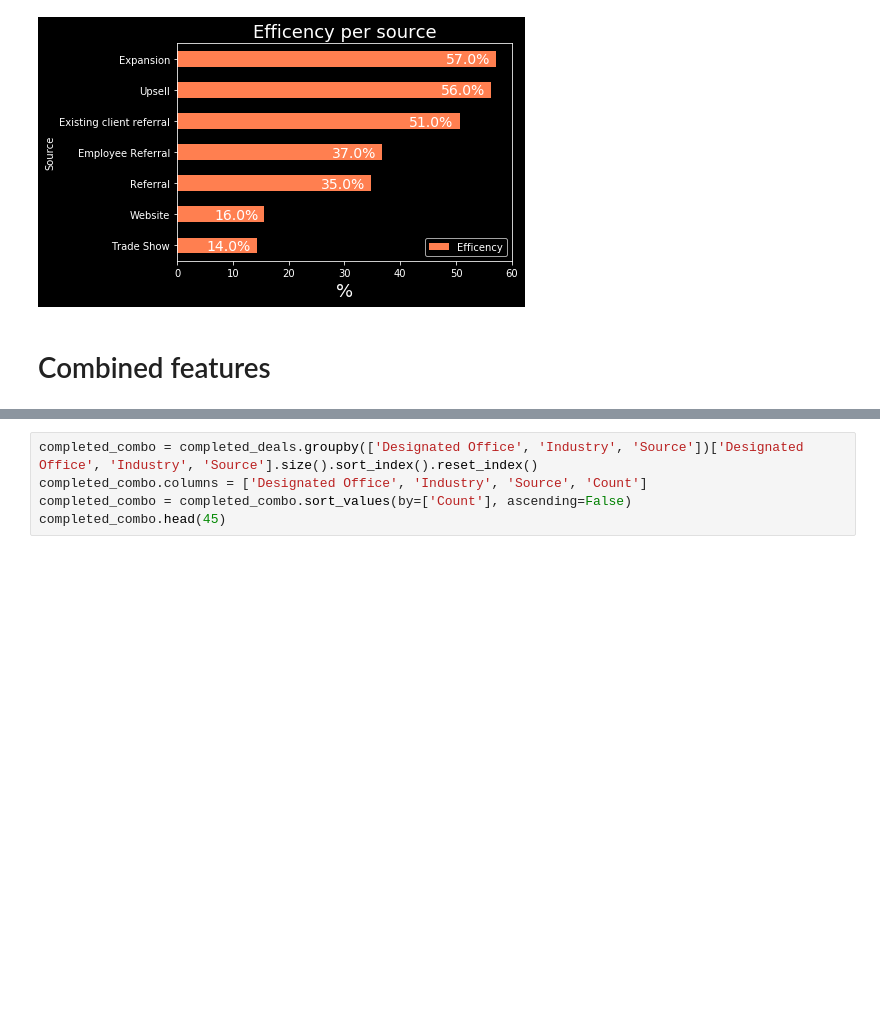
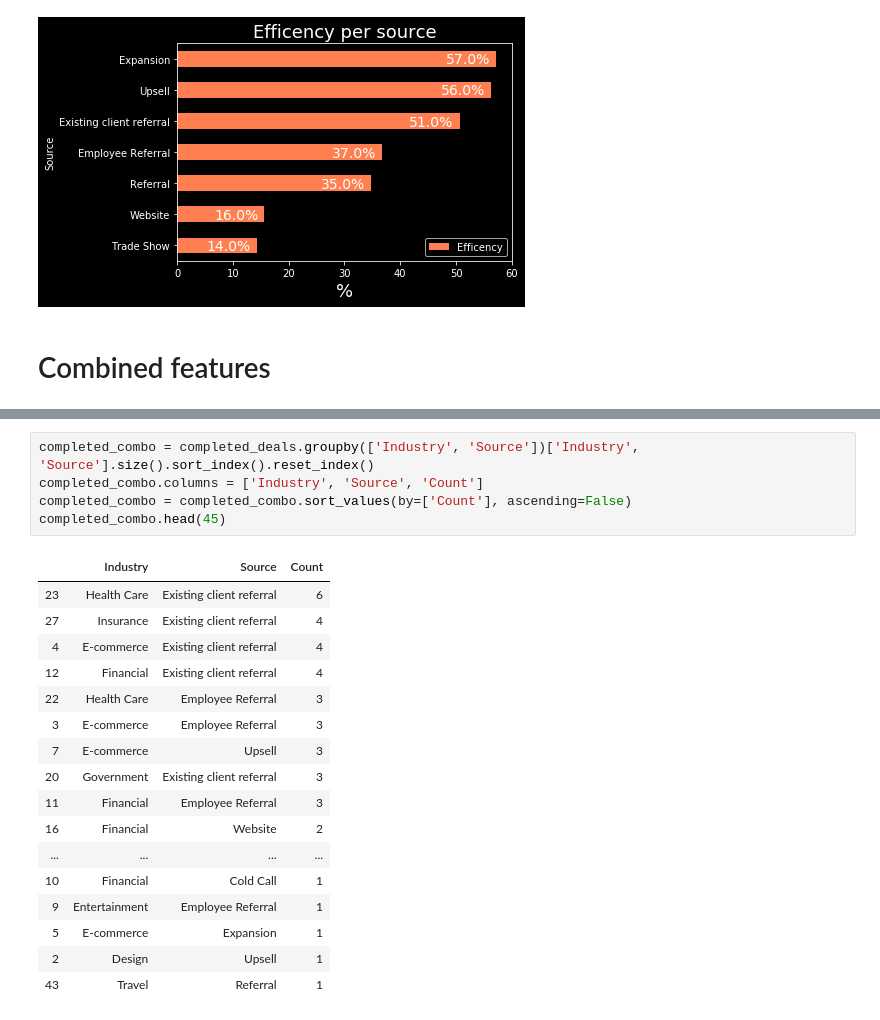
Before and after one commit to SergiiVolodkoWorking/dig-into-sales, a Jupyter notebook: notebooks/data-exploration.ipynb, the cells around one changed output, grey strips where cells are left out. Cells and saved outputs as stored; diff of their text form; blank space fills up the shorter version.

```diff
--- a/notebooks/data-exploration.ipynb
+++ b/notebooks/data-exploration.ipynb
@@ -190,5 +225,23 @@ lost_combo.head(25)
 # %%
-completed_combo = completed_deals.groupby(['Designated Office', 'Industry', 'Source'])['Designated Office', 'Industry', 'Source'].size().sort_index().reset_index()
-completed_combo.columns = ['Designated Office', 'Industry', 'Source', 'Count']
+completed_combo = completed_deals.groupby(['Industry', 'Source'])['Industry', 'Source'].size().sort_index().reset_index()
+completed_combo.columns = ['Industry', 'Source', 'Count']
 completed_combo = completed_combo.sort_values(by=['Count'], ascending=False)
 completed_combo.head(45)
+# %% [output]
+|  | Industry | Source | Count |
+| 23 | Health Care | Existing client referral | 6 |
+| 27 | Insurance | Existing client referral | 4 |
+| 4 | E-commerce | Existing client referral | 4 |
+| 12 | Financial | Existing client referral | 4 |
+| 22 | Health Care | Employee Referral | 3 |
+| 3 | E-commerce | Employee Referral | 3 |
+| 7 | E-commerce | Upsell | 3 |
+| 20 | Government | Existing client referral | 3 |
+| 11 | Financial | Employee Referral | 3 |
+| 16 | Financial | Website | 2 |
+| ... | ... | ... | ... |
+| 10 | Financial | Cold Call | 1 |
+| 9 | Entertainment | Employee Referral | 1 |
+| 5 | E-commerce | Expansion | 1 |
+| 2 | Design | Upsell | 1 |
+| 43 | Travel | Referral | 1 |
```
Also changed, not shown: parts of 4 cells of this notebook, 2 other files.
